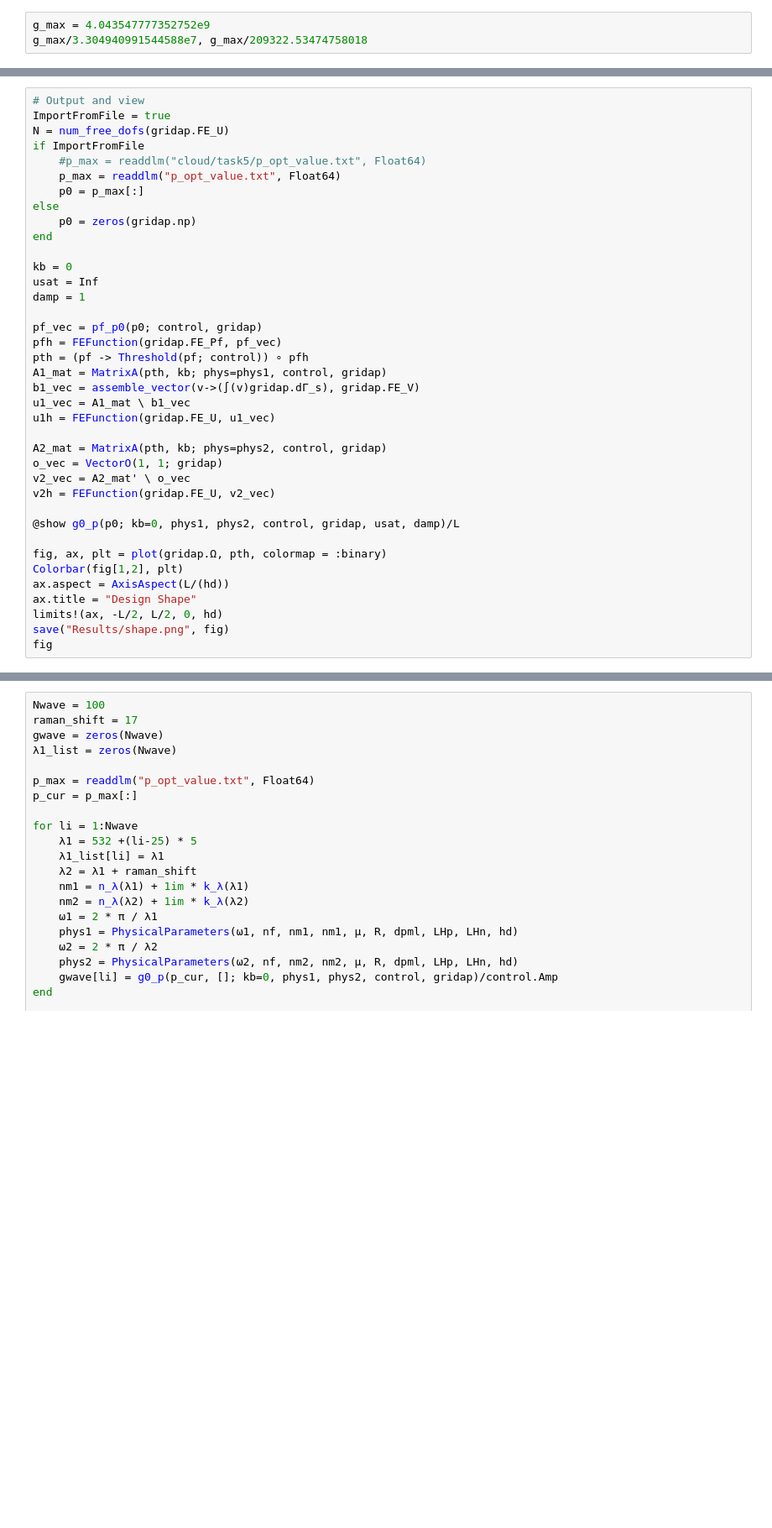
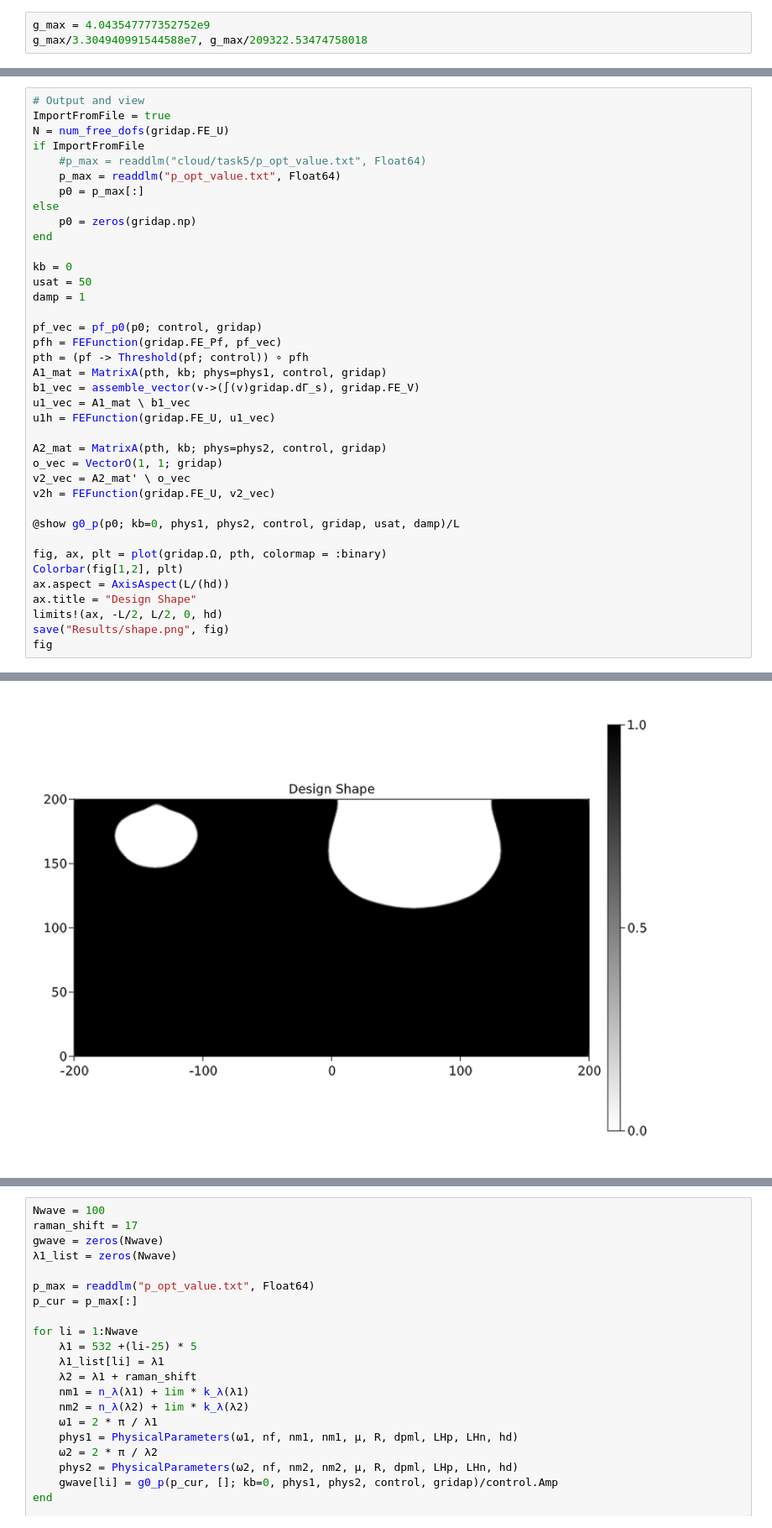
Before and after one commit to WenjieYao/RamanInFluid, a Jupyter notebook: Main.ipynb, the cells around one changed output, grey strips where cells are left out. Shown: that part at 84% size. Drawn from its saved outputs; the diff is of its cells as text; blank space fills up the shorter version.

```diff
--- a/Main.ipynb
+++ b/Main.ipynb
@@ -249,7 +296,7 @@ else
 end
 
 kb = 0
-usat = Inf
+usat = 50
 damp = 1
 
 pf_vec = pf_p0(p0; control, gridap)
@@ -274,3 +321,4 @@ ax.title = "Design Shape"
 limits!(ax, -L/2, L/2, 0, hd)
 save("Results/shape.png", fig)
 fig
+# %% [output]
@@ -277,3 +326,4 @@ fig
+[figure, added]
 # %%
 maxv = maximum(abs.(u1_vec))/1
 #fig, ax, plt = plot(gridap.Ω, real(u1h), colormap = :bwr, colorrange=(-maxv, maxv))
```
Also changed, not shown: parts of 10 cells of this notebook, 10 other files.
